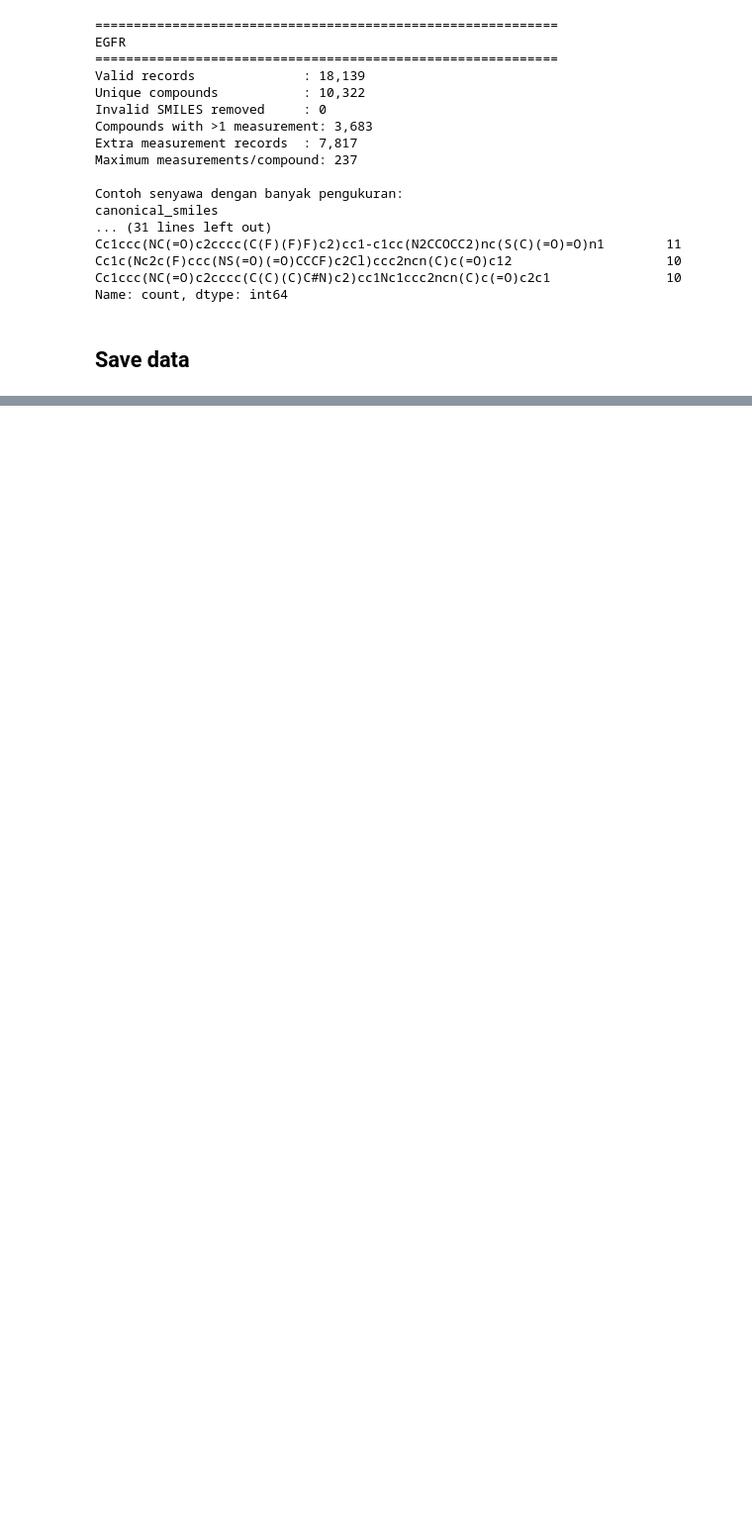
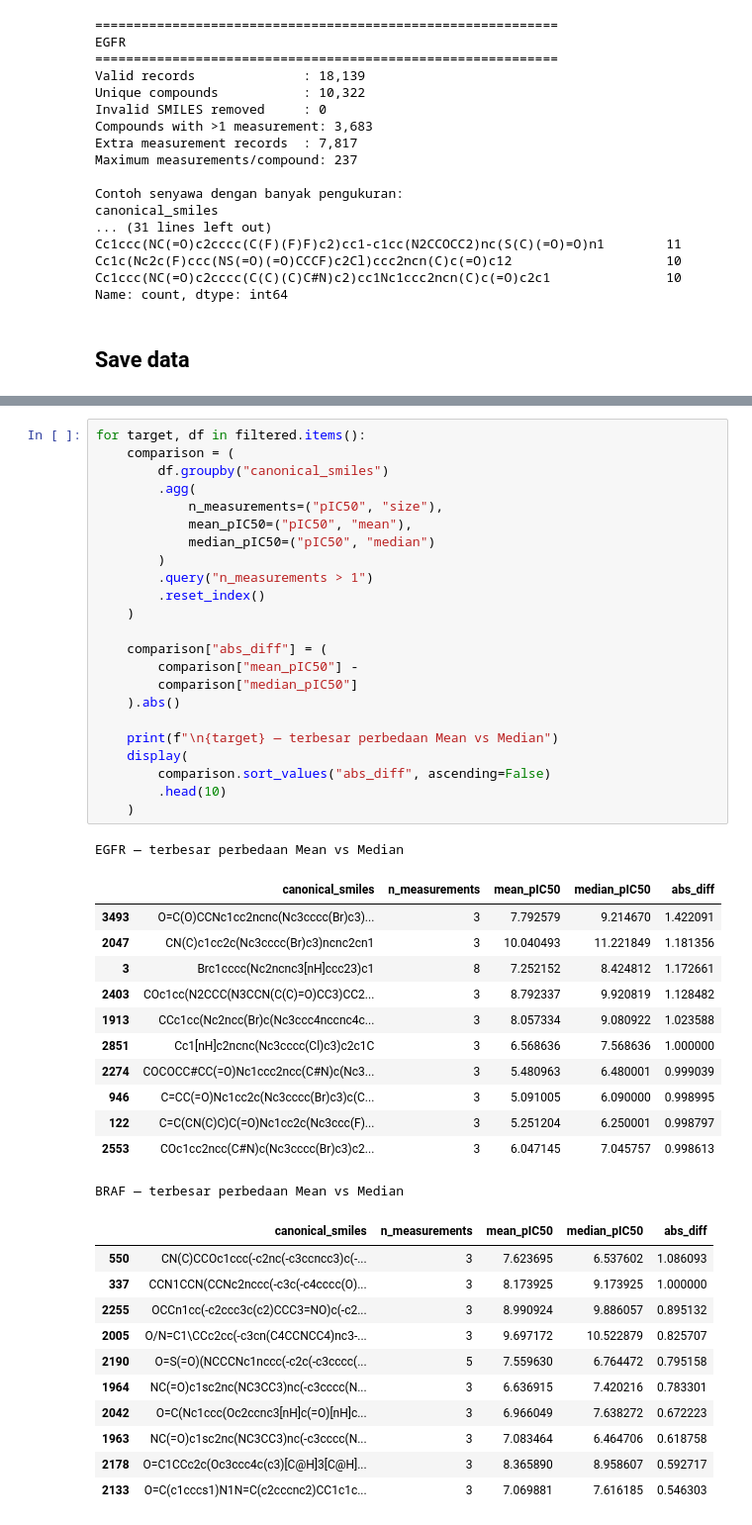
Before and after one commit to RhezaPriyaAnargya/tugas_akhir, a Jupyter notebook: Eksperimen/01_data_preprocessing.ipynb, the cells around one changed output, grey strips where cells are left out. Shown at 99% size. Saved outputs shown, nothing was run; the diff lists cells and outputs as text; blank space fills up the shorter version.

```diff
--- a/Eksperimen/01_data_preprocessing.ipynb
+++ b/Eksperimen/01_data_preprocessing.ipynb
@@ -233,0 +549,48 @@ Saved: ..\dataset\dataset_curated\BRAF_curated_preaggregation.csv
+# %%
+for target, df in filtered.items():
+    comparison = (
+        df.groupby("canonical_smiles")
+        .agg(
+            n_measurements=("pIC50", "size"),
+            mean_pIC50=("pIC50", "mean"),
+            median_pIC50=("pIC50", "median")
+        )
+        .query("n_measurements > 1")
+        .reset_index()
+    )
+
+    comparison["abs_diff"] = (
+        comparison["mean_pIC50"] -
+        comparison["median_pIC50"]
+    ).abs()
+
+    print(f"\n{target} — terbesar perbedaan Mean vs Median")
+    display(
+        comparison.sort_values("abs_diff", ascending=False)
+        .head(10)
+    )
+# %% [output]
+EGFR — terbesar perbedaan Mean vs Median
+|  | canonical_smiles | n_measurements | mean_pIC50 | median_pIC50 | abs_diff |
+| 3493 | O=C(O)CCNc1cc2ncnc(Nc3cccc(Br)c3)... | 3 | 7.792579 | 9.214670 | 1.422091 |
+| 2047 | CN(C)c1cc2c(Nc3cccc(Br)c3)ncnc2cn1 | 3 | 10.040493 | 11.221849 | 1.181356 |
+| 3 | Brc1cccc(Nc2ncnc3[nH]ccc23)c1 | 8 | 7.252152 | 8.424812 | 1.172661 |
+| 2403 | COc1cc(N2CCC(N3CCN(C(C)=O)CC3)CC2... | 3 | 8.792337 | 9.920819 | 1.128482 |
+| 1913 | CCc1cc(Nc2ncc(Br)c(Nc3ccc4nccnc4c... | 3 | 8.057334 | 9.080922 | 1.023588 |
+| 2851 | Cc1[nH]c2ncnc(Nc3cccc(Cl)c3)c2c1C | 3 | 6.568636 | 7.568636 | 1.000000 |
+| 2274 | COCOCC#CC(=O)Nc1ccc2ncc(C#N)c(Nc3... | 3 | 5.480963 | 6.480001 | 0.999039 |
+| 946 | C=CC(=O)Nc1cc2c(Nc3cccc(Br)c3)c(C... | 3 | 5.091005 | 6.090000 | 0.998995 |
+| 122 | C=C(CN(C)C)C(=O)Nc1cc2c(Nc3ccc(F)... | 3 | 5.251204 | 6.250001 | 0.998797 |
+| 2553 | COc1cc2ncc(C#N)c(Nc3cccc(Br)c3)c2... | 3 | 6.047145 | 7.045757 | 0.998613 |
+BRAF — terbesar perbedaan Mean vs Median
+|  | canonical_smiles | n_measurements | mean_pIC50 | median_pIC50 | abs_diff |
+| 550 | CN(C)CCOc1ccc(-c2nc(-c3ccncc3)c(-... | 3 | 7.623695 | 6.537602 | 1.086093 |
+| 337 | CCN1CCN(CCNc2nccc(-c3c(-c4cccc(O)... | 3 | 8.173925 | 9.173925 | 1.000000 |
+| 2255 | OCCn1cc(-c2ccc3c(c2)CCC3=NO)c(-c2... | 3 | 8.990924 | 9.886057 | 0.895132 |
+| 2005 | O/N=C1\CCc2cc(-c3cn(C4CCNCC4)nc3-... | 3 | 9.697172 | 10.522879 | 0.825707 |
+| 2190 | O=S(=O)(NCCCNc1nccc(-c2c(-c3cccc(... | 5 | 7.559630 | 6.764472 | 0.795158 |
+| 1964 | NC(=O)c1sc2nc(NC3CC3)nc(-c3cccc(N... | 3 | 6.636915 | 7.420216 | 0.783301 |
+| 2042 | O=C(Nc1ccc(Oc2ccnc3[nH]c(=O)[nH]c... | 3 | 6.966049 | 7.638272 | 0.672223 |
+| 1963 | NC(=O)c1sc2nc(NC3CC3)nc(-c3cccc(N... | 3 | 7.083464 | 6.464706 | 0.618758 |
+| 2178 | O=C1CCc2c(Oc3ccc4c(c3)[C@H]3[C@H]... | 3 | 8.365890 | 8.958607 | 0.592717 |
+| 2133 | O=C(c1cccs1)N1N=C(c2cccnc2)CC1c1c... | 3 | 7.069881 | 7.616185 | 0.546303 |
```
Also changed, not shown: parts of 17 cells of this notebook, 2 other files.
